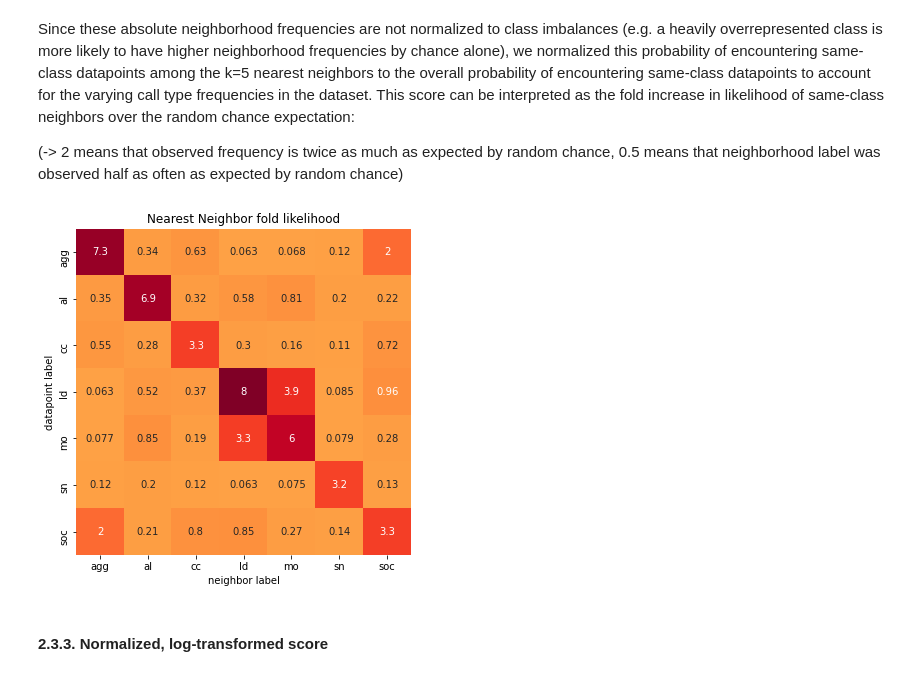
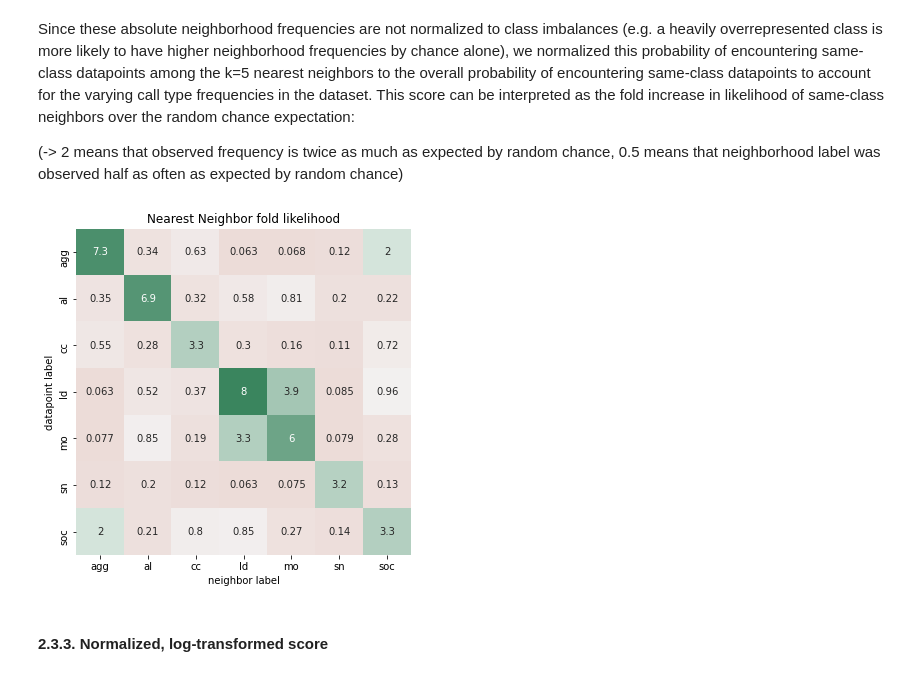
Before and after one commit to marathomas/tutorial_repo, a Jupyter notebook: notebooks/03_UMAP_eval.ipynb, the cells around one changed output. Drawn from its saved outputs; the diff is of its cells as text; code cells hidden in the pictures.

Commit message:
changed default cmap

```diff
--- a/notebooks/03_UMAP_eval.ipynb
+++ b/notebooks/03_UMAP_eval.ipynb
@@ -163,11 +163,11 @@ Since these absolute neighborhood frequencies are not normalized to class imbala
 (-> 2 means that observed frequency is twice as much as expected by random chance, 0.5 means that neighborhood label was observed half as often as expected by random chance)
 # %%
 nn_stats.plot_heat_fold(center=1,    # center(for color scheme)
-                        cmap='YlOrRd',# color scheme
+                        cmap=sns.diverging_palette(20, 145, as_cmap=True),# color scheme
                         cbar=None,    # show colorbar if True else don't
                         outname=None) # filename (with path) where figure will be saved. Default: None -> figure not saved
 # %% [output]
-[figure, old version]
+[figure, new version]
 # %% [markdown]
 #### 2.3.3. Normalized, log-transformed score
 # %% [markdown]
```
Also changed, not shown: parts of 2 cells of this notebook, 1 other file.
